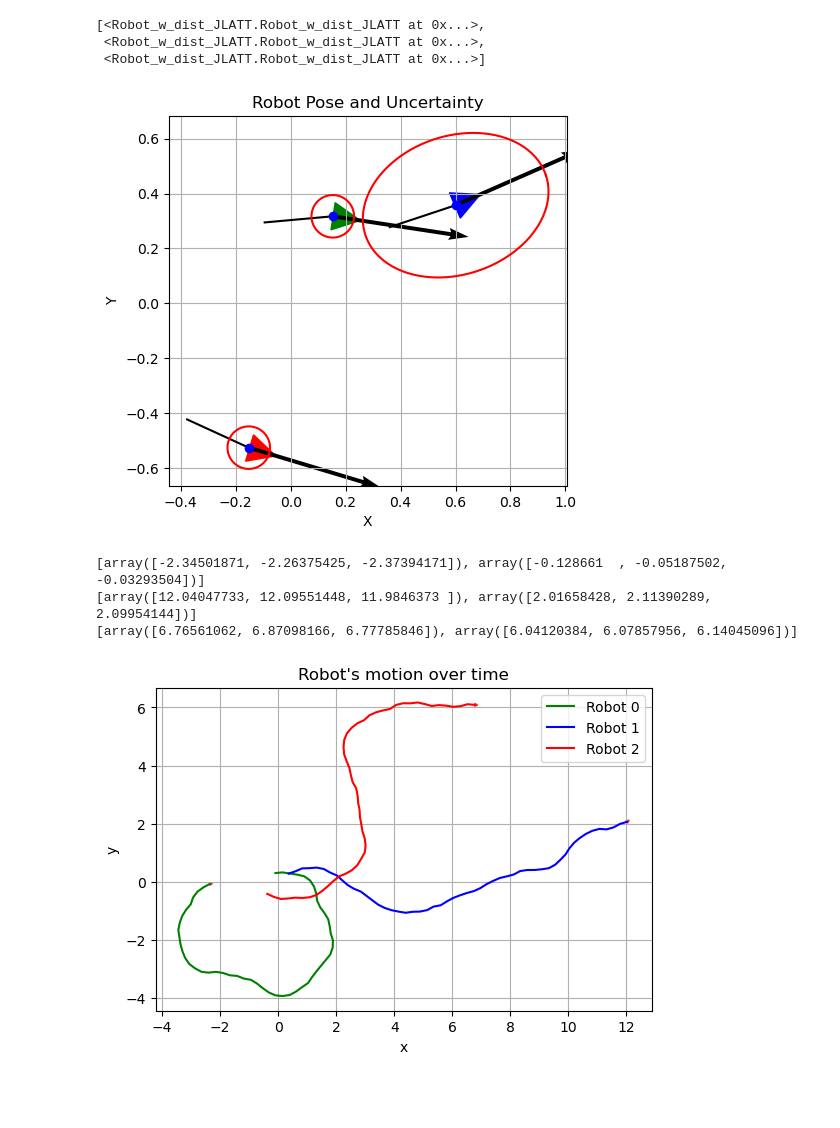
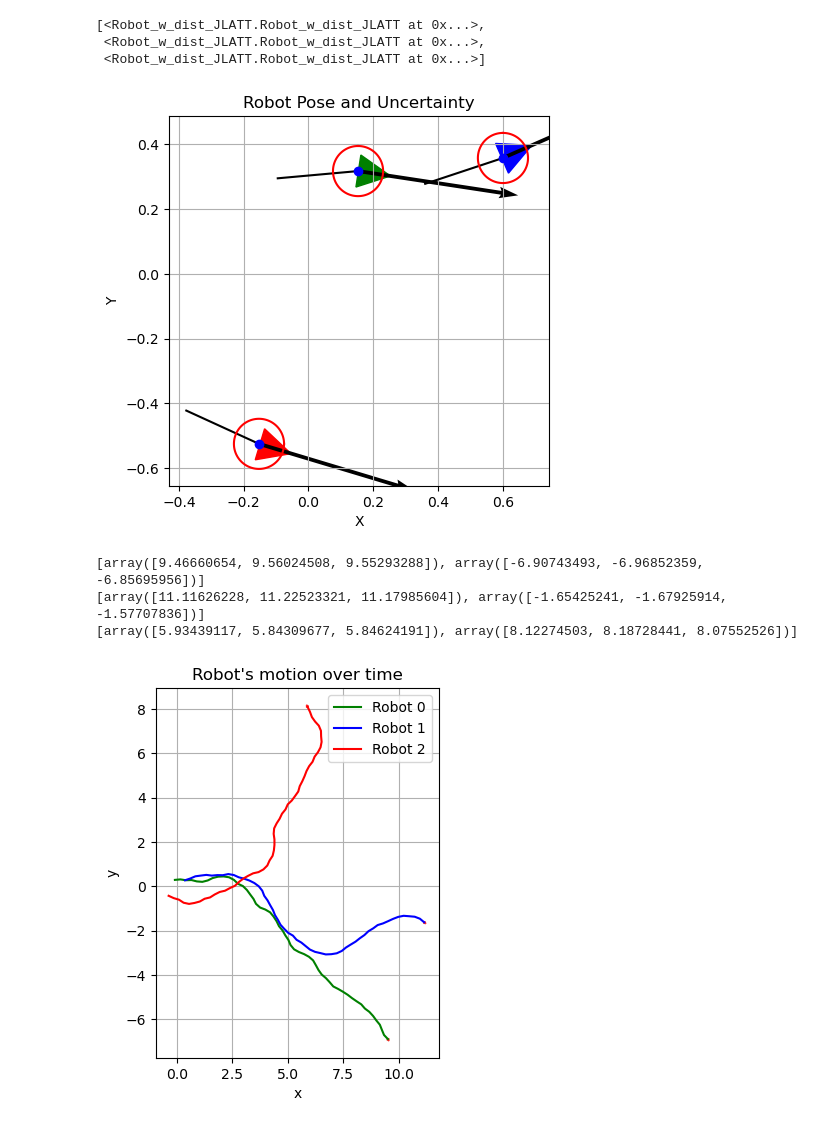
Before and after one commit to achintyapro03/JLATT, a Jupyter notebook: simulation.ipynb, the cells around one changed output. Drawn from its saved outputs; the diff is of its cells as text; code cells hidden in the pictures; blank space fills up the shorter version.

```diff
--- a/simulation.ipynb
+++ b/simulation.ipynb
@@ -10,7 +11,7 @@ import matplotlib.pyplot as plt
 
 from Robot_w_dist_JLATT import Robot_w_dist_JLATT
 
-color = ['green', 'blue', 'red']
+color = ['green', 'blue', 'red','black']
 
 # def main():
 np.random.seed(492)  # for reproducibility
@@ -25,8 +26,8 @@ robot_num = 3
 robot_set = [0 for _ in range(robot_num)]
 
 sensor_variances = np.array([0.1, 0.1, 0.1])  # variances = [v_abs; v_r; v_t]
-sensor_limits = np.array([15, 15])  # max_distances = [max_z_r; max_z_t]
-sensor_prob = np.array([0.7, 0.7])
+sensor_limits = np.array([999, 999])  # max_distances = [max_z_r; max_z_t]
+sensor_prob = np.array([1, 1])
 sensor_data = [sensor_variances, sensor_limits, sensor_prob]
 
 max_connection_distance = 10
@@ -102,38 +103,88 @@ robot_set
 # %%
 fig, ax = plt.subplots()
 ax.set_aspect('equal', 'box')
 ax.grid(True)
 ax.set_xlabel('X')
 ax.set_ylabel('Y')
 ax.set_title('Robot Pose and Uncertainty')
 
 for j in range(robot_num):
     ax.plot(colRead(robot_set[j].true_path, 0),  colRead(robot_set[j].true_path, 1), 'k')
     triangle = robot_set[j].draw(-1)
     ax.fill(triangle[0], triangle[1], color=color[j])
     robot_set[j].draw_estimate()
 
 plt.show()
 
 # Simulation over time
 robots_in_time = []
 
+
+# for i = 1:length(t)
+#     % update robot position
+#     for j = 1:robot_num
+#         robot_set(j) = robot_set(j).update(dt);
+#     end
+
+#     % update robot sensor readings
+#     for j = 1:robot_num
+#         if simple
+#             robot_set(j) = robot_set(j).simple_rel_meas(robot_set,t(1));
+#         else
+#             robot_set(j) = robot_set(j).update_meas(robot_set,t(i));
+#         end
+#     end
+
+#     % update robot communication
+#     for j = 1:robot_num
+#         if simple
+#             robot_set(j) = robot_set(j).simple_rel_com(robot_set,t(1));
+#         else
+#             robot_set(j) = robot_set(j).update_com(robot_set,t(i));
+#         end
+#     end
+
+#     % correct with information
+#     for j = 1:robot_num
+#         if simple
+#             robot_set(j) = robot_set(j).simple_corrections(t(1));
+#         else
+#             robot_set(j) = robot_set(j).corrections_from_com(t(i));
+#         end
+#     end
+
+#     robots_in_time = [ robots_in_time; robot_set];
+# end
+
+simple = False
+
+
 for i in range(len(t)):
     for j in range(robot_num):
         robot_set[j].update(dt)
 
     for j in range(robot_num):
-        robot_set[j].simple_rel_meas(robot_set, t[0])
+        if(simple):
+            robot_set[j].simple_rel_meas(robot_set,t[0])
+        else:
+        #    print("Robot",j)
+           robot_set[j].update_meas(robot_set,t[i])
 
     for j in range(robot_num):
-        robot_set[j].simple_rel_com(robot_set, t[0])
+        if(simple):
+            robot_set[j].simple_rel_com(robot_set,t[1])
+        else:
+            robot_set[j].update_com(robot_set,t[i])
 
     for j in range(robot_num):
-        robot_set[j].simple_corrections(t[0])
+        if(simple):
+            robot_set[j].simple_corrections(t[1])
+        else:
+            robot_set[j].corrections_from_com(t[i])
 
-    robots_in_time.append(robot_set.copy())
+    robots_in_time.append(copy.deepcopy(robot_set))
 # %% [output]
-[figure, old version]
+[figure, new version]
 # %%
 # Graphs
 fig, ax = plt.subplots()
@@ -154,10 +205,10 @@ for j in range(robot_num):
 ax.legend()
 plt.show()
 # %% [output]
-[array([-2.34501871, -2.26375425, -2.37394171]), array([-0.128661  , -0.05187502, -0.03293504])]
-[array([12.04047733, 12.09551448, 11.9846373 ]), array([2.01658428, 2.11390289, 2.09954144])]
-[array([6.76561062, 6.87098166, 6.77785846]), array([6.04120384, 6.07857956, 6.14045096])]
+[array([9.46660654, 9.56024508, 9.55293288]), array([-6.90743493, -6.96852359, -6.85695956])]
+[array([11.11626228, 11.22523321, 11.17985604]), array([-1.65425241, -1.67925914, -1.57707836])]
+[array([5.93439117, 5.84309677, 5.84624191]), array([8.12274503, 8.18728441, 8.07552526])]
-[figure, old version]
+[figure, new version]
 # %%
 fig, ax = plt.subplots()
 ax.set_aspect('equal', 'box')
```
Also changed, not shown: parts of 4 cells of this notebook, 4 other files.
